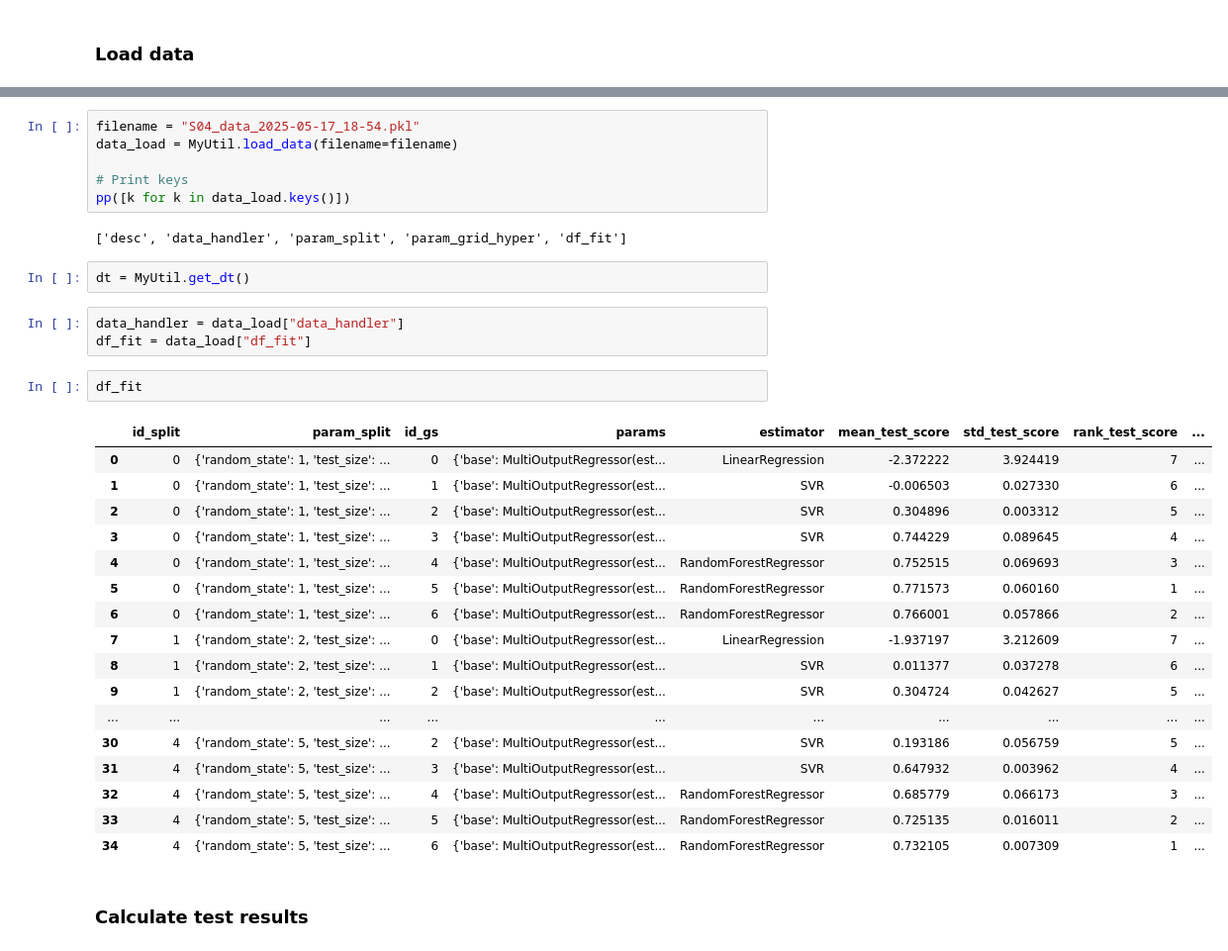
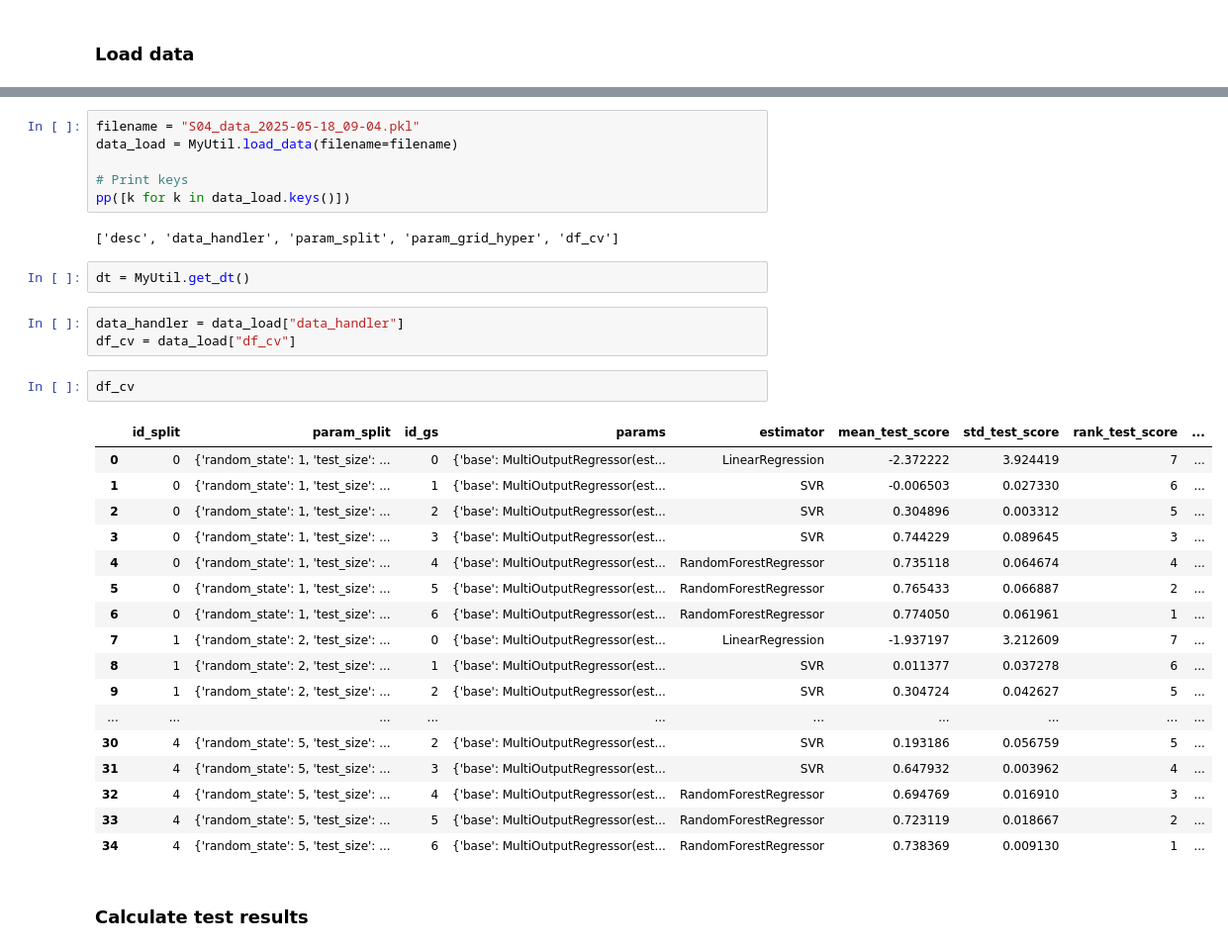
Before and after one commit to ie-ai-class/ml-training-2025, a Jupyter notebook: T04_scikit_learn/S05_workflow_real_analyze.ipynb, the cells around one changed output, grey strips where cells are left out. Shown: that part at 99% size. Drawn from its saved outputs; the diff is of its cells as text.

```diff
--- a/T04_scikit_learn/S05_workflow_real_analyze.ipynb
+++ b/T04_scikit_learn/S05_workflow_real_analyze.ipynb
@@ -31,36 +29,36 @@ pp(onlyfiles)
 # %%
-filename = "S04_data_2025-05-17_18-54.pkl"
+filename = "S04_data_2025-05-18_09-04.pkl"
 data_load = MyUtil.load_data(filename=filename)
 
 # Print keys
 pp([k for k in data_load.keys()])
 # %% [output]
-['desc', 'data_handler', 'param_split', 'param_grid_hyper', 'df_fit']
+['desc', 'data_handler', 'param_split', 'param_grid_hyper', 'df_cv']
 # %%
 dt = MyUtil.get_dt()
 # %%
 data_handler = data_load["data_handler"]
-df_fit = data_load["df_fit"]
+df_cv = data_load["df_cv"]
 # %%
-df_fit
+df_cv
 # %% [output]
 |  | id_split | param_split | id_gs | params | estimator | mean_test_score | std_test_score | rank_test_score | ... |
 | 0 | 0 | {'random_state': 1, 'test_size': ... | 0 | {'base': MultiOutputRegressor(est... | LinearRegression | -2.372222 | 3.924419 | 7 | ... |
 | 1 | 0 | {'random_state': 1, 'test_size': ... | 1 | {'base': MultiOutputRegressor(est... | SVR | -0.006503 | 0.027330 | 6 | ... |
 | 2 | 0 | {'random_state': 1, 'test_size': ... | 2 | {'base': MultiOutputRegressor(est... | SVR | 0.304896 | 0.003312 | 5 | ... |
-| 3 | 0 | {'random_state': 1, 'test_size': ... | 3 | {'base': MultiOutputRegressor(est... | SVR | 0.744229 | 0.089645 | 4 | ... |
-| 4 | 0 | {'random_state': 1, 'test_size': ... | 4 | {'base': MultiOutputRegressor(est... | RandomForestRegressor | 0.752515 | 0.069693 | 3 | ... |
-| 5 | 0 | {'random_state': 1, 'test_size': ... | 5 | {'base': MultiOutputRegressor(est... | RandomForestRegressor | 0.771573 | 0.060160 | 1 | ... |
-| 6 | 0 | {'random_state': 1, 'test_size': ... | 6 | {'base': MultiOutputRegressor(est... | RandomForestRegressor | 0.766001 | 0.057866 | 2 | ... |
+| 3 | 0 | {'random_state': 1, 'test_size': ... | 3 | {'base': MultiOutputRegressor(est... | SVR | 0.744229 | 0.089645 | 3 | ... |
+| 4 | 0 | {'random_state': 1, 'test_size': ... | 4 | {'base': MultiOutputRegressor(est... | RandomForestRegressor | 0.735118 | 0.064674 | 4 | ... |
+| 5 | 0 | {'random_state': 1, 'test_size': ... | 5 | {'base': MultiOutputRegressor(est... | RandomForestRegressor | 0.765433 | 0.066887 | 2 | ... |
+| 6 | 0 | {'random_state': 1, 'test_size': ... | 6 | {'base': MultiOutputRegressor(est... | RandomForestRegressor | 0.774050 | 0.061961 | 1 | ... |
 | 7 | 1 | {'random_state': 2, 'test_size': ... | 0 | {'base': MultiOutputRegressor(est... | LinearRegression | -1.937197 | 3.212609 | 7 | ... |
 | 8 | 1 | {'random_state': 2, 'test_size': ... | 1 | {'base': MultiOutputRegressor(est... | SVR | 0.011377 | 0.037278 | 6 | ... |
 | 9 | 1 | {'random_state': 2, 'test_size': ... | 2 | {'base': MultiOutputRegressor(est... | SVR | 0.304724 | 0.042627 | 5 | ... |
 | ... | ... | ... | ... | ... | ... | ... | ... | ... | ... |
 | 30 | 4 | {'random_state': 5, 'test_size': ... | 2 | {'base': MultiOutputRegressor(est... | SVR | 0.193186 | 0.056759 | 5 | ... |
 | 31 | 4 | {'random_state': 5, 'test_size': ... | 3 | {'base': MultiOutputRegressor(est... | SVR | 0.647932 | 0.003962 | 4 | ... |
-| 32 | 4 | {'random_state': 5, 'test_size': ... | 4 | {'base': MultiOutputRegressor(est... | RandomForestRegressor | 0.685779 | 0.066173 | 3 | ... |
-| 33 | 4 | {'random_state': 5, 'test_size': ... | 5 | {'base': MultiOutputRegressor(est... | RandomForestRegressor | 0.725135 | 0.016011 | 2 | ... |
-| 34 | 4 | {'random_state': 5, 'test_size': ... | 6 | {'base': MultiOutputRegressor(est... | RandomForestRegressor | 0.732105 | 0.007309 | 1 | ... |
+| 32 | 4 | {'random_state': 5, 'test_size': ... | 4 | {'base': MultiOutputRegressor(est... | RandomForestRegressor | 0.694769 | 0.016910 | 3 | ... |
+| 33 | 4 | {'random_state': 5, 'test_size': ... | 5 | {'base': MultiOutputRegressor(est... | RandomForestRegressor | 0.723119 | 0.018667 | 2 | ... |
+| 34 | 4 | {'random_state': 5, 'test_size': ... | 6 | {'base': MultiOutputRegressor(est... | RandomForestRegressor | 0.738369 | 0.009130 | 1 | ... |
 # %% [markdown]
 ### Calculate test results
 # %%
```
Also changed, not shown: parts of 9 cells of this notebook, 5 other files.
